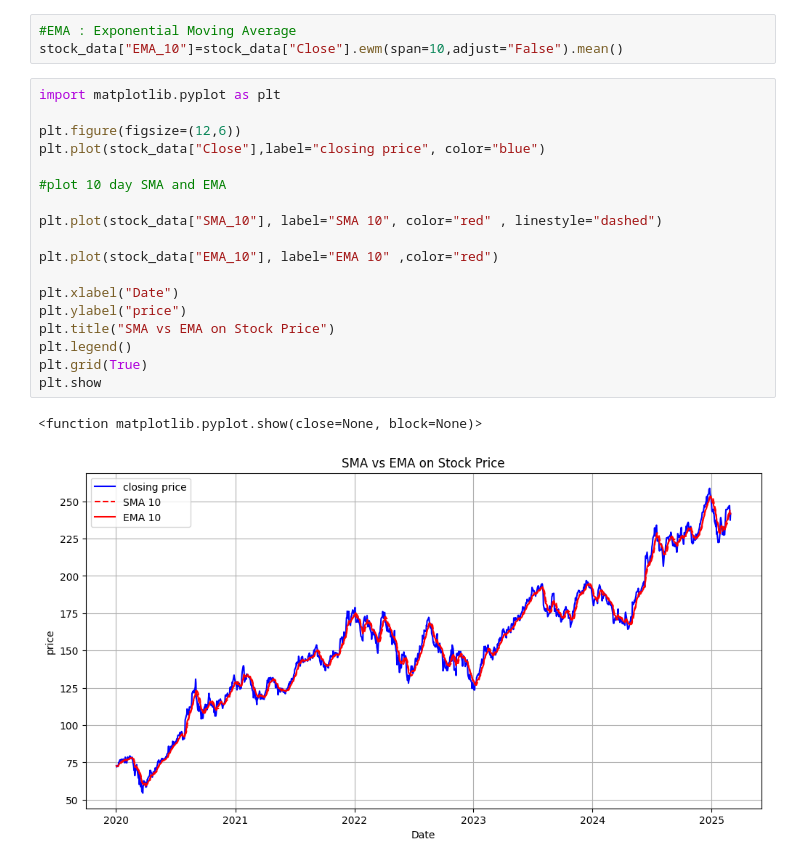
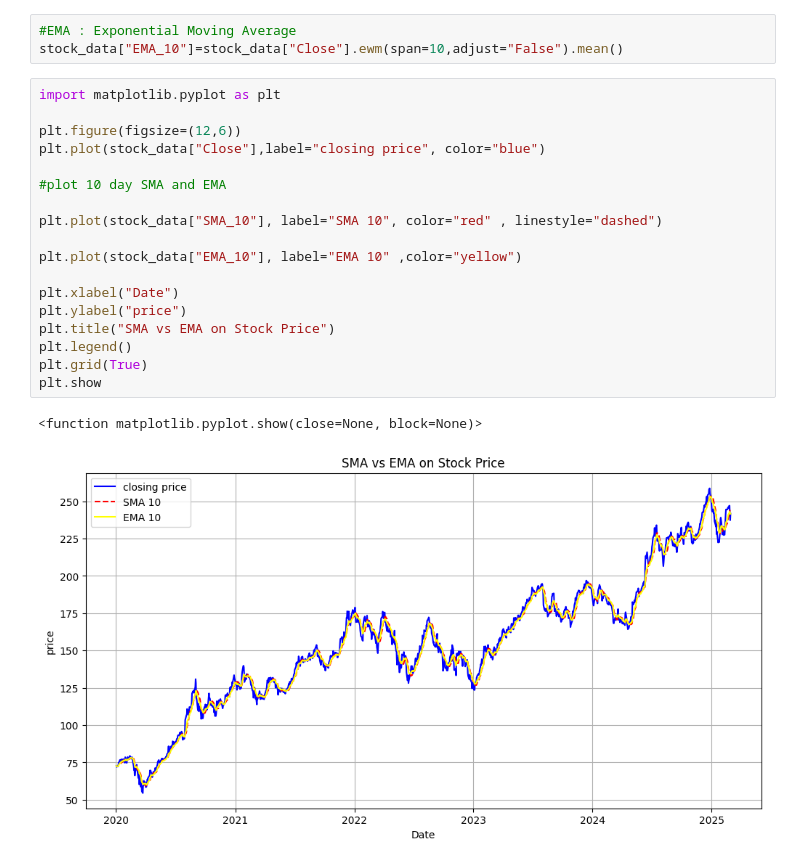
Before and after one commit to kankekarsaurabh/project, a Jupyter notebook: stock.ipynb, the cells around one changed output. Cells and saved outputs as stored; diff of their text form.

```diff
--- a/stock.ipynb
+++ b/stock.ipynb
@@ -79,21 +68,21 @@ stock_data["EMA_10"]=stock_data["Close"].ewm(span=10,adjust="False").mean()
 # %%
 import matplotlib.pyplot as plt
 
 plt.figure(figsize=(12,6))
 plt.plot(stock_data["Close"],label="closing price", color="blue")
 
 #plot 10 day SMA and EMA
 
 plt.plot(stock_data["SMA_10"], label="SMA 10", color="red" , linestyle="dashed")
 
-plt.plot(stock_data["EMA_10"], label="EMA 10" ,color="red")
+plt.plot(stock_data["EMA_10"], label="EMA 10" ,color="yellow")
 
 plt.xlabel("Date")
 plt.ylabel("price")
 plt.title("SMA vs EMA on Stock Price")
 plt.legend()
 plt.grid(True)
 plt.show
 # %% [output]
 <function matplotlib.pyplot.show(close=None, block=None)>
-[figure, old version]
+[figure, new version]
```
Also changed, not shown: parts of 15 cells of this notebook.
